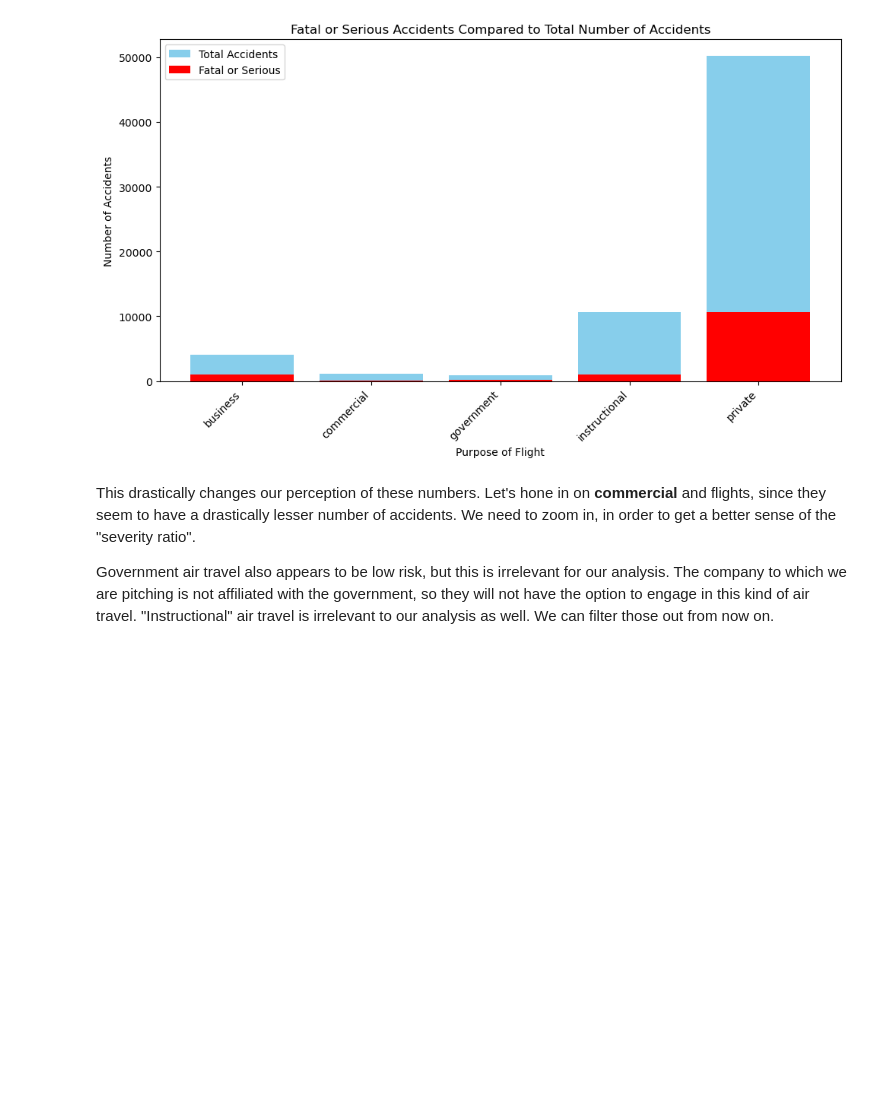
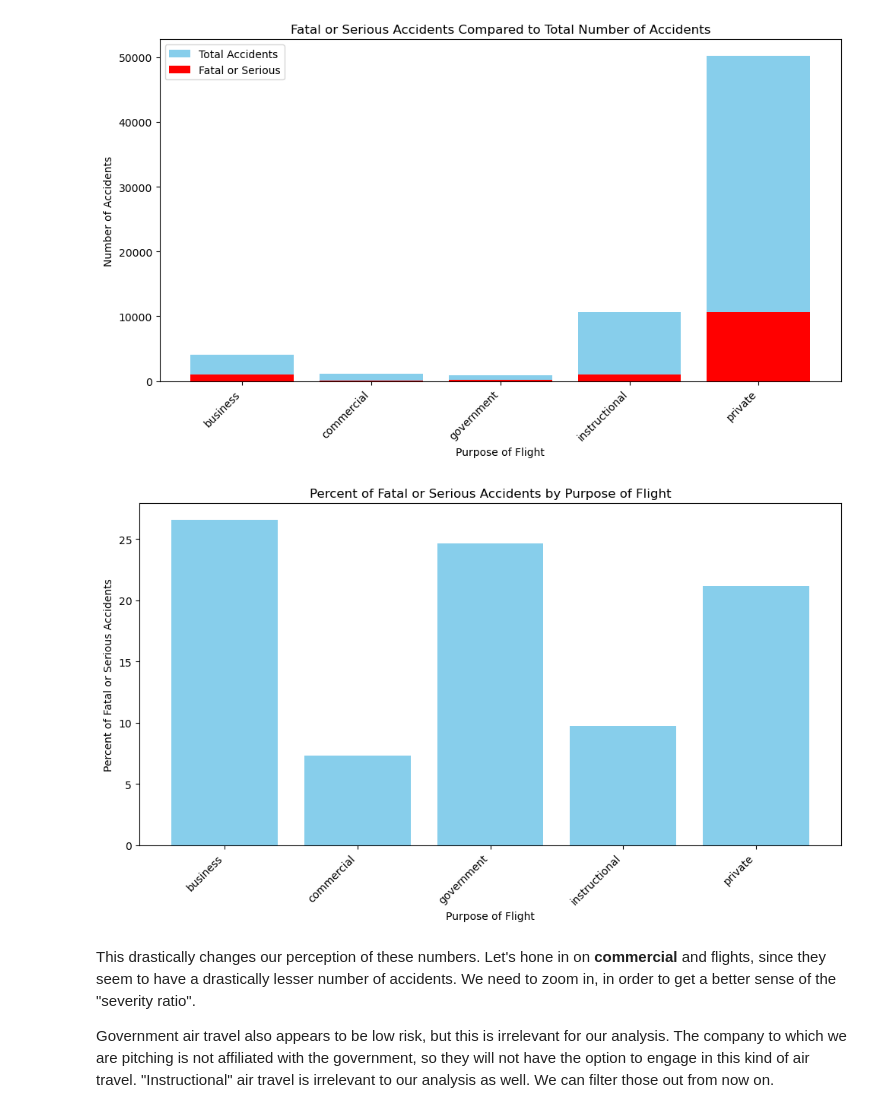
Before and after one commit to emmascotson/aviation-venture-risk-eda, a Jupyter notebook: aviation-venture-risk-eda.ipynb, the cells around one changed output. Cells and saved outputs as stored; diff of their text form; code cells hidden in the pictures; blank space fills up the shorter version.

Commit message:
updates and tableau data

```diff
--- a/aviation-venture-risk-eda.ipynb
+++ b/aviation-venture-risk-eda.ipynb
@@ -1959,6 +1959,37 @@ plt.tight_layout()
 plt.show()
 # %% [output]
 [figure]
+# %%
+# Total number of accidents per 'purpose_of_flight'
+total_accidents_purp = filtered_data_purp.groupby('purpose_of_flight').size().reset_index(name='total_accidents_purp')
+
+# 'Fatal or Serious' only from dataframe
+fatal_or_serious_purp = filtered_data_purp[filtered_data_purp['severity_category'] == 'Fatal or Serious']
+
+# Grouping by 'purpose_of_flight' to count the number of fatal or serious accidents
+fatal_or_serious_counts_purp = fatal_or_serious_purp.groupby('purpose_of_flight').size().reset_index(name='fatal_or_serious_purp')
+
+# Merge the two filtered dataframes on 'purpose_of_flight'
+merged_df_purp = pd.merge(total_accidents_purp, fatal_or_serious_counts_purp, on='purpose_of_flight', how='outer').fillna(0)
+
+# Calculate the proportion of fatal or serious accidents
+merged_df_purp['percent_fatal_or_serious'] = (merged_df_purp['fatal_or_serious_purp'] / merged_df_purp['total_accidents_purp']) * 100
+
+# Export the data to a CSV file
+csv_file_path_purp = 'fatal_or_serious_accidents_by_purpose_of_flight.csv'
+merged_df_purp.to_csv(csv_file_path_purp, index=False)
+
+# Plot the proportions as percentages
+plt.figure(figsize=(10, 6))
+plt.bar(merged_df_purp['purpose_of_flight'], merged_df_purp['percent_fatal_or_serious'], color='skyblue')
+plt.title('Percent of Fatal or Serious Accidents by Purpose of Flight')
+plt.xlabel('Purpose of Flight')
+plt.ylabel('Percent of Fatal or Serious Accidents')
+plt.xticks(rotation=45, ha='right')
+plt.tight_layout()
+plt.show()
+# %% [output]
+[figure, added]
 # %% [markdown]
 This drastically changes our perception of these numbers. Let's hone in on **commercial** and flights, since they seem to have a drastically lesser number of accidents. We need to zoom in, in order to get a better sense of the "severity ratio".
 
```
Also changed, not shown: parts of 4 cells of this notebook, 5 other files.
